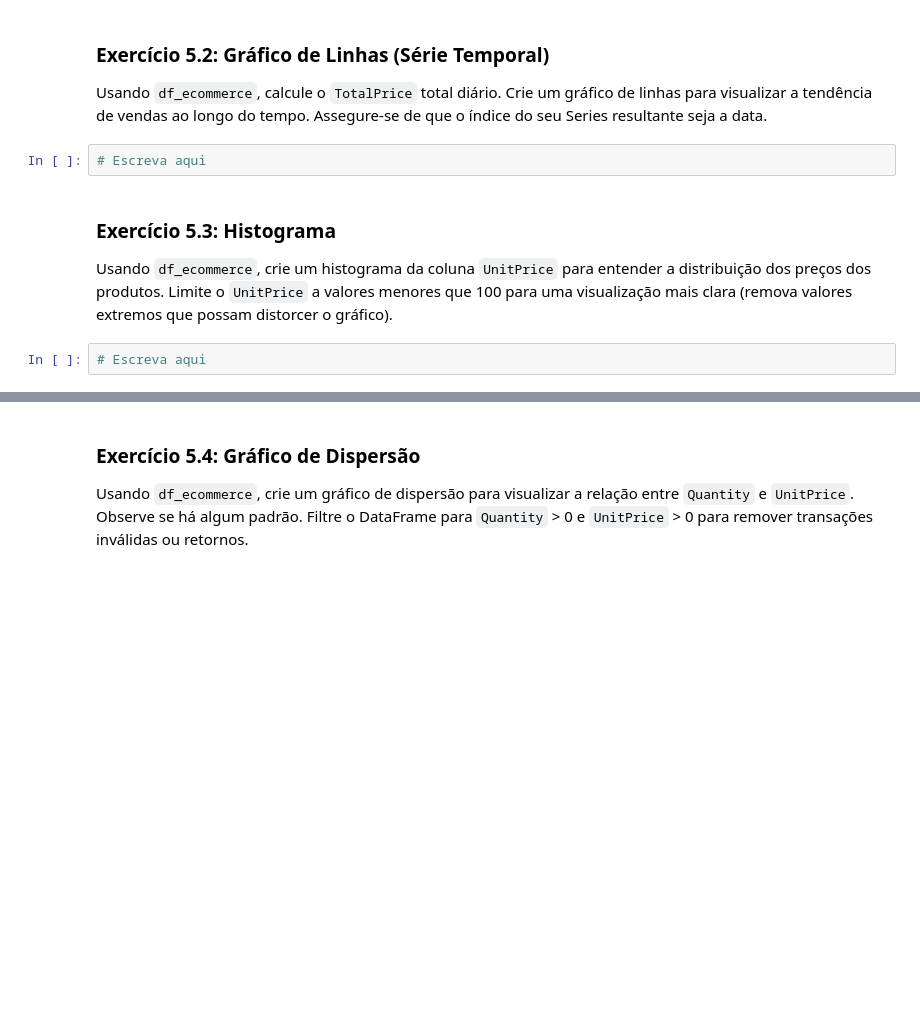
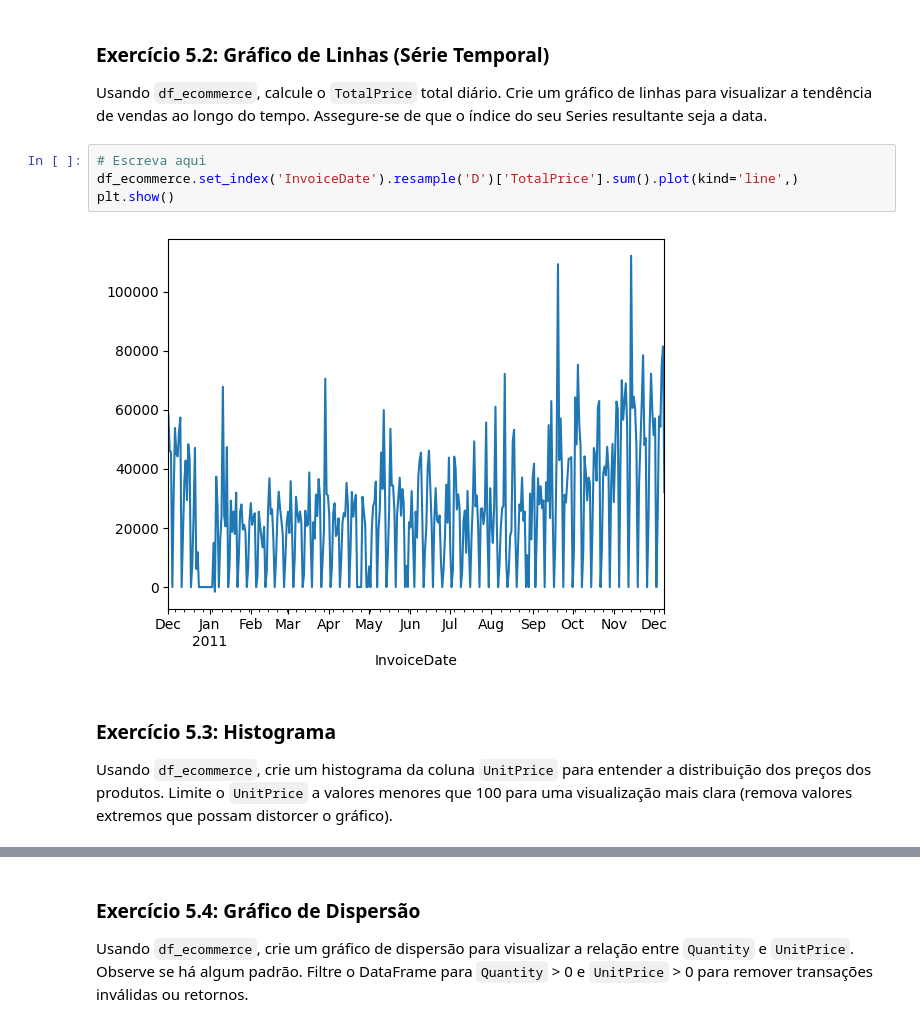
Before and after one commit to viktoruebelhart/pos_facens, a Jupyter notebook: Aula_2_Pandas.ipynb, the cells around one changed output, grey strips where cells are left out. Drawn from its saved outputs; the diff is of its cells as text; blank space fills up the shorter version.

```diff
--- a/Aula_2_Pandas.ipynb
+++ b/Aula_2_Pandas.ipynb
@@ -626,11 +762,13 @@ Usando `df_ecommerce`, agrupe por `Country` e calcule o `TotalPrice` total para
 ### Exercício 5.2: Gráfico de Linhas (Série Temporal)
 
 Usando `df_ecommerce`, calcule o `TotalPrice` total diário. Crie um gráfico de linhas para visualizar a tendência de vendas ao longo do tempo. Assegure-se de que o índice do seu Series resultante seja a data.
-# %%
-# Escreva aqui
+# %%
+# Escreva aqui
+df_ecommerce.set_index('InvoiceDate').resample('D')['TotalPrice'].sum().plot(kind='line',)
+plt.show()
+# %% [output]
+[figure, added]
 # %% [markdown]
 ### Exercício 5.3: Histograma
 
 Usando `df_ecommerce`, crie um histograma da coluna `UnitPrice` para entender a distribuição dos preços dos produtos. Limite o `UnitPrice` a valores menores que 100 para uma visualização mais clara (remova valores extremos que possam distorcer o gráfico).
-# %%
-# Escreva aqui
```
Also changed, not shown: parts of 23 cells of this notebook.
